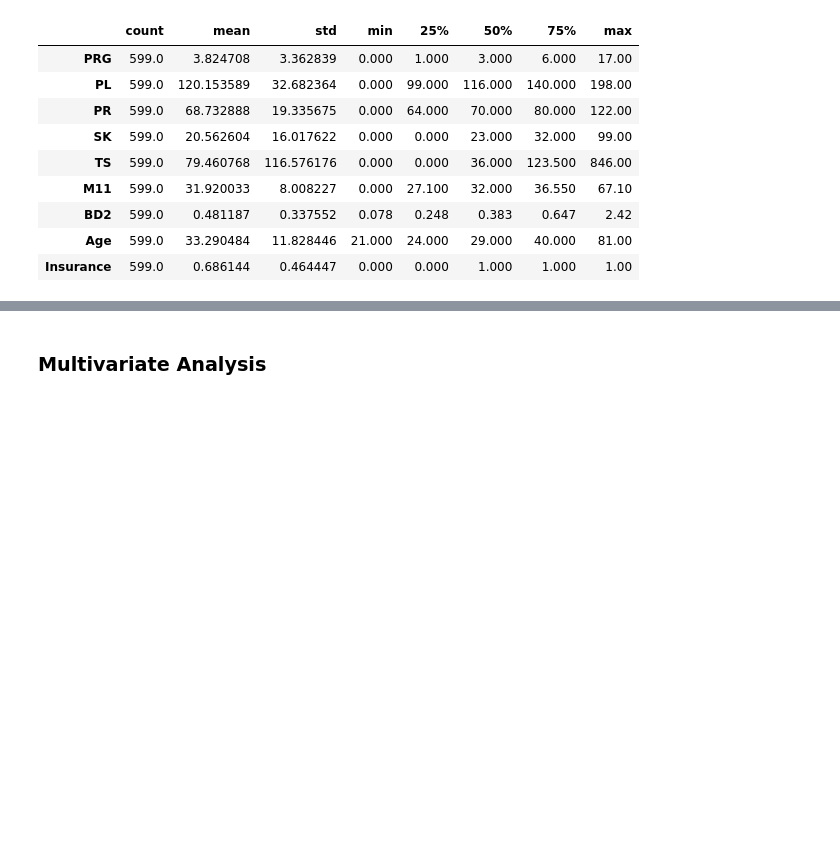
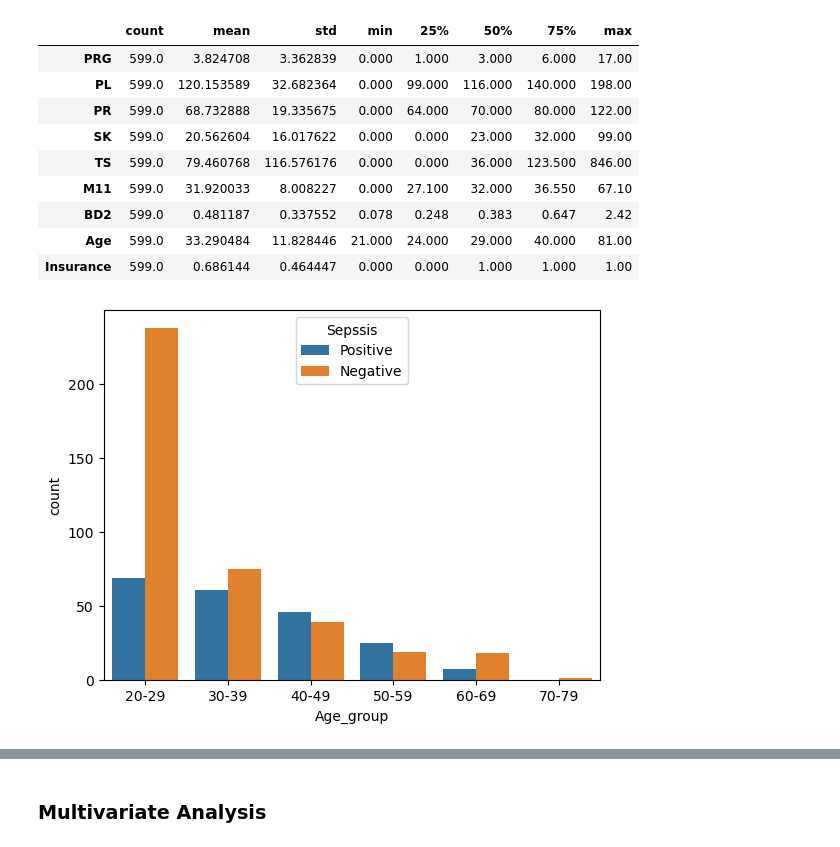
Before and after one commit to Ysafi1/MachineLearningModel_FastAPI, a Jupyter notebook: dev/main.ipynb, the cells around one changed output, grey strips where cells are left out. Cells and saved outputs as stored; diff of their text form; code cells hidden in the pictures; blank space fills up the shorter version.

```diff
--- a/dev/main.ipynb
+++ b/dev/main.ipynb
@@ -275,3 +381,18 @@ numeric_columns.describe().T
 | BD2 | 599.0 | 0.481187 | 0.337552 | 0.078 | 0.248 | 0.383 | 0.647 | 2.42 |
 | Age | 599.0 | 33.290484 | 11.828446 | 21.000 | 24.000 | 29.000 | 40.000 | 81.00 |
 | Insurance | 599.0 | 0.686144 | 0.464447 | 0.000 | 0.000 | 1.000 | 1.000 | 1.00 |
+# %%
+
+# Create the bin edges for the age groups
+bins = list(range(20, 81, 10))
+
+# Create the bin labels for the age groups (7 labels for 8 bins)
+basket = ['{0}-{1}'.format(i, i + 9) for i in range(20, 81, 10)[:-1]]
+
+# Use pd.cut() to assign age groups to each 'Age' value
+df['Age_group'] = pd.cut(df['Age'], bins=bins, labels=basket, right=False)
+
+# Plot the count of each age group colored by 'Sepsis'
+sns.countplot(data=df, x='Age_group', hue='Sepssis');
+# %% [output]
+[figure, added]
```
Also changed, not shown: parts of 44 cells of this notebook, 5 other files.
